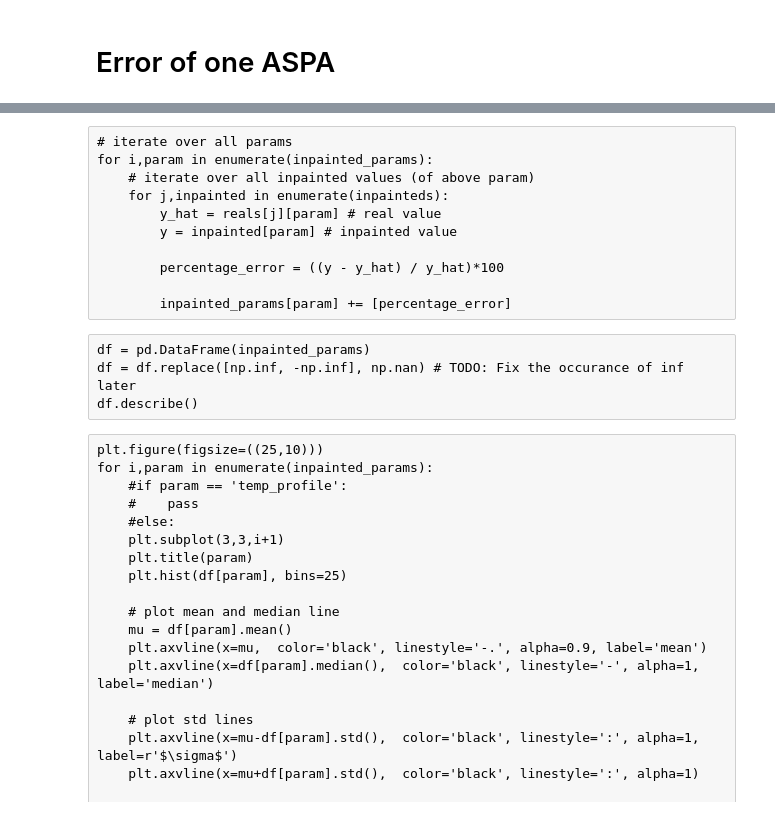
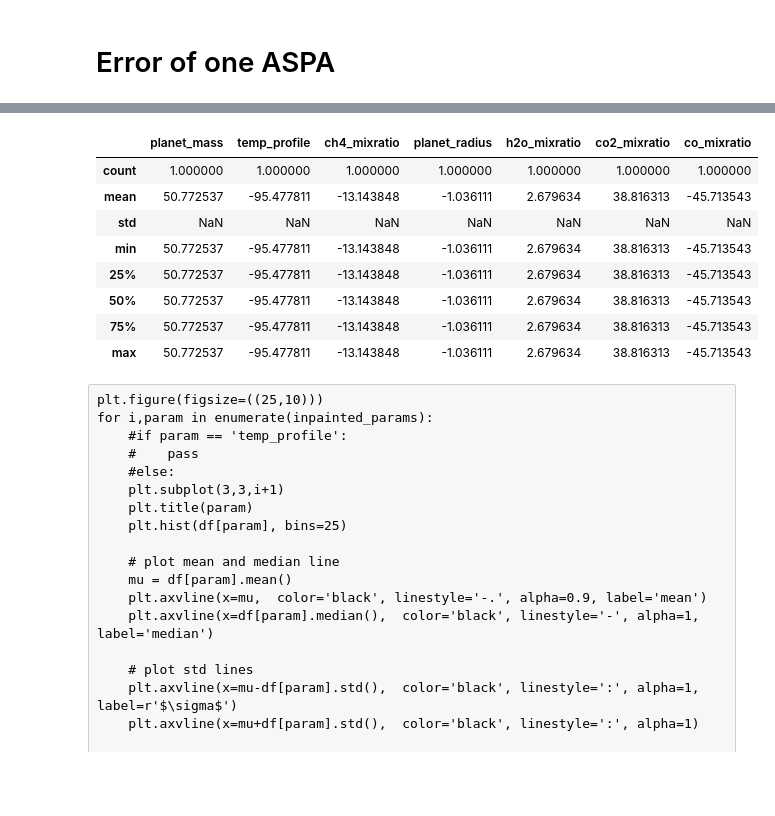
Before and after one commit to deKeijzer/SRON-DCGAN, a Jupyter notebook: notebooks/inpainting with bootstrap.ipynb, the cells around one changed output, grey strips where cells are left out. Saved outputs shown, nothing was run; the diff lists cells and outputs as text; code cells hidden in the pictures; blank space fills up the shorter version.

```diff
--- a/notebooks/inpainting with bootstrap.ipynb
+++ b/notebooks/inpainting with bootstrap.ipynb
@@ -485,0 +476,7 @@ inpainteds = [ke.decode_params_from_aspa(aspa_inpainted) for aspa_inpainted in i
+# %%
+selected_aspa = 0
+
+
+reals = [real_images[selected_aspa][i].detach().cpu().numpy()[0, 0, :, :] for i in range(inpaint_n_times)]
+
+inpainteds = [final_inpainted_images[selected_aspa][i].detach().cpu().numpy()[0, 0, :, :] for i in range(inpaint_n_times)]
@@ -486,3 +487,6 @@ inpainteds = [ke.decode_params_from_aspa(aspa_inpainted) for aspa_inpainted in i
+# %%
+reals = [ke.decode_params_from_aspa(aspa_real) for aspa_real in reals]
+inpainteds = [ke.decode_params_from_aspa(aspa_inpainted) for aspa_inpainted in inpainteds]
 # %%
 # Initialize ExoGAN params with zero's
 inpainted_params = {
@@ -494,21 +498,31 @@ inpainted_params = {
     'co2_mixratio': [],
     'co_mixratio': []
 }
-# %% [raw]
-# iterate over all params
-for i,param in enumerate(inpainted_params):
-    # iterate over all inpainted values (of above param)
-    for j,inpainted in enumerate(inpainteds):
-        y_hat = reals[j][param] # real value
-        y = inpainted[param] # inpainted value
-
-        percentage_error = ((y - y_hat) / y_hat)*100
-
-        inpainted_params[param] += [percentage_error]
-# %% [raw]
-df = pd.DataFrame(inpainted_params)
-df = df.replace([np.inf, -np.inf], np.nan) # TODO: Fix the occurance of inf later
-df.describe()
+# %%
+# iterate over all params
+for i,param in enumerate(inpainted_params):
+    # iterate over all inpainted values (of above param)
+    for j,inpainted in enumerate(inpainteds):
+        y_hat = reals[j][param] # real value
+        y = inpainted[param] # inpainted value
+
+        percentage_error = ((y - y_hat) / y_hat)*100
+
+        inpainted_params[param] += [percentage_error]
+# %%
+df = pd.DataFrame(inpainted_params)
+df = df.replace([np.inf, -np.inf], np.nan) # TODO: Fix the occurance of inf later
+df.describe()
+# %% [output]
+|  | planet_mass | temp_profile | ch4_mixratio | planet_radius | h2o_mixratio | co2_mixratio | co_mixratio |
+| count | 1.000000 | 1.000000 | 1.000000 | 1.000000 | 1.000000 | 1.000000 | 1.000000 |
+| mean | 50.772537 | -95.477811 | -13.143848 | -1.036111 | 2.679634 | 38.816313 | -45.713543 |
+| std | NaN | NaN | NaN | NaN | NaN | NaN | NaN |
+| min | 50.772537 | -95.477811 | -13.143848 | -1.036111 | 2.679634 | 38.816313 | -45.713543 |
+| 25% | 50.772537 | -95.477811 | -13.143848 | -1.036111 | 2.679634 | 38.816313 | -45.713543 |
+| 50% | 50.772537 | -95.477811 | -13.143848 | -1.036111 | 2.679634 | 38.816313 | -45.713543 |
+| 75% | 50.772537 | -95.477811 | -13.143848 | -1.036111 | 2.679634 | 38.816313 | -45.713543 |
+| max | 50.772537 | -95.477811 | -13.143848 | -1.036111 | 2.679634 | 38.816313 | -45.713543 |
 # %% [raw]
 plt.figure(figsize=((25,10)))
 for i,param in enumerate(inpainted_params):
```
Also changed, not shown: parts of 16 cells of this notebook, 15 other files.
